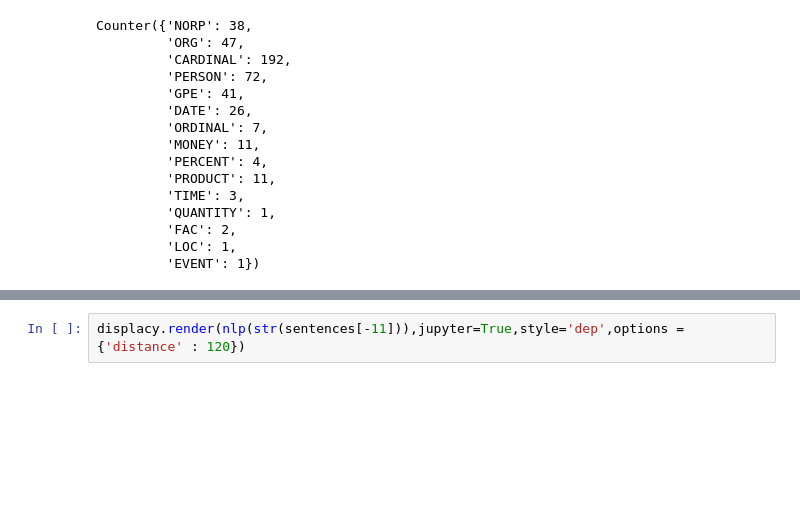
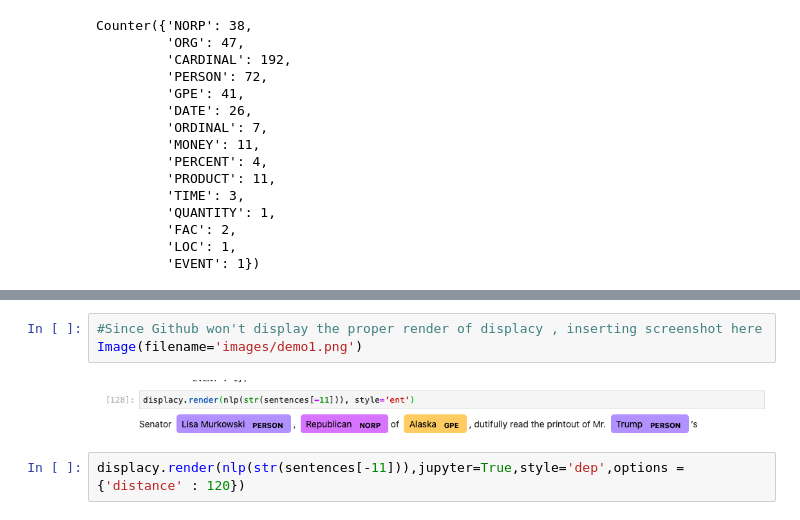
Before and after one commit to deep1401/Entity_Recognition, a Jupyter notebook: Entity Recognition.ipynb, the cells around one changed output, grey strips where cells are left out. Saved outputs shown, nothing was run; the diff lists cells and outputs as text; blank space fills up the shorter version.

Commit message:
Entered images to show correct displacy render

```diff
--- a/Entity Recognition.ipynb
+++ b/Entity Recognition.ipynb
@@ -87,3 +86,8 @@ Senator Lisa Murkowski PERSON , Republican NORP of Alaska GPE , dutifully read t
+# %%
+#Since Github won't display the proper render of displacy , inserting screenshot here
+Image(filename='images/demo1.png')
+# %% [output]
+[figure, added]
 # %%
 displacy.render(nlp(str(sentences[-11])),jupyter=True,style='dep',options = {'distance' : 120})
 # %% [output]
```
Also changed, not shown: parts of 7 cells of this notebook.
